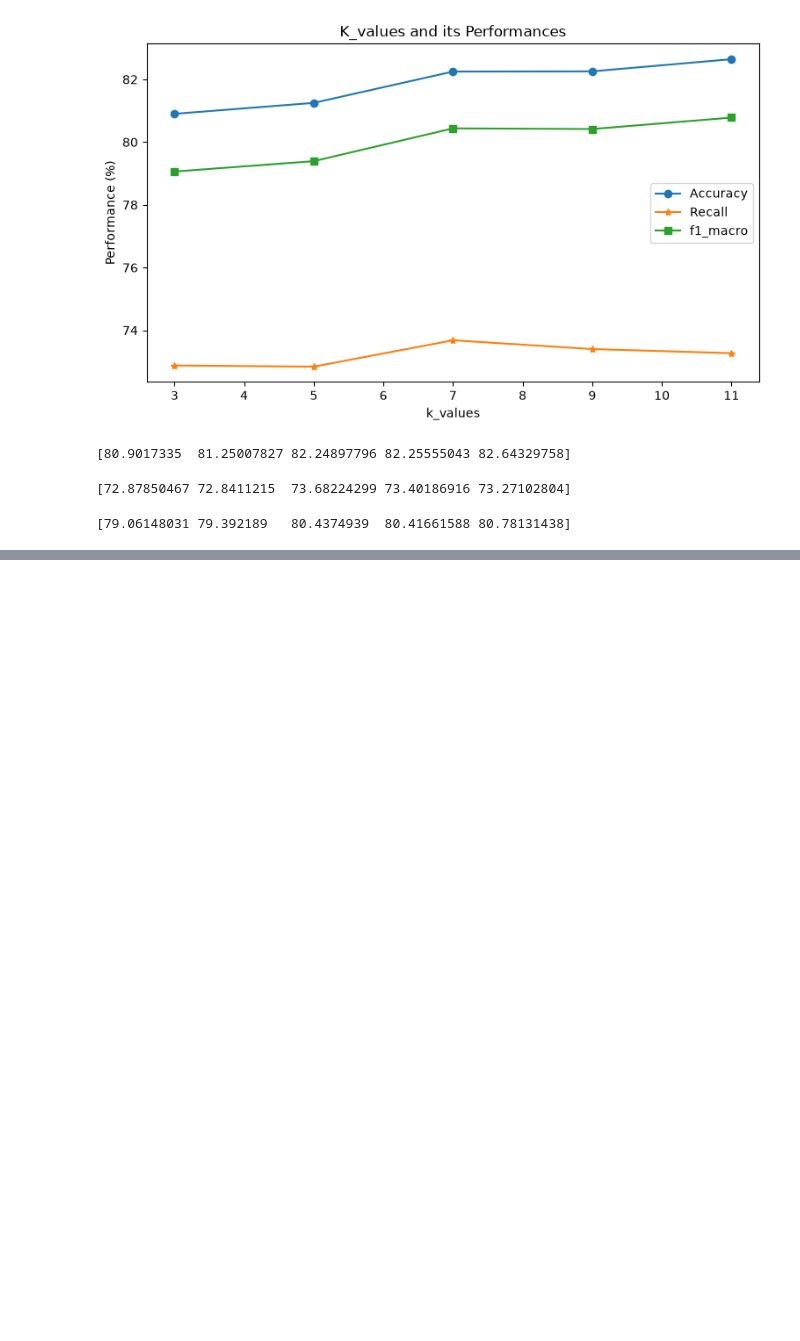
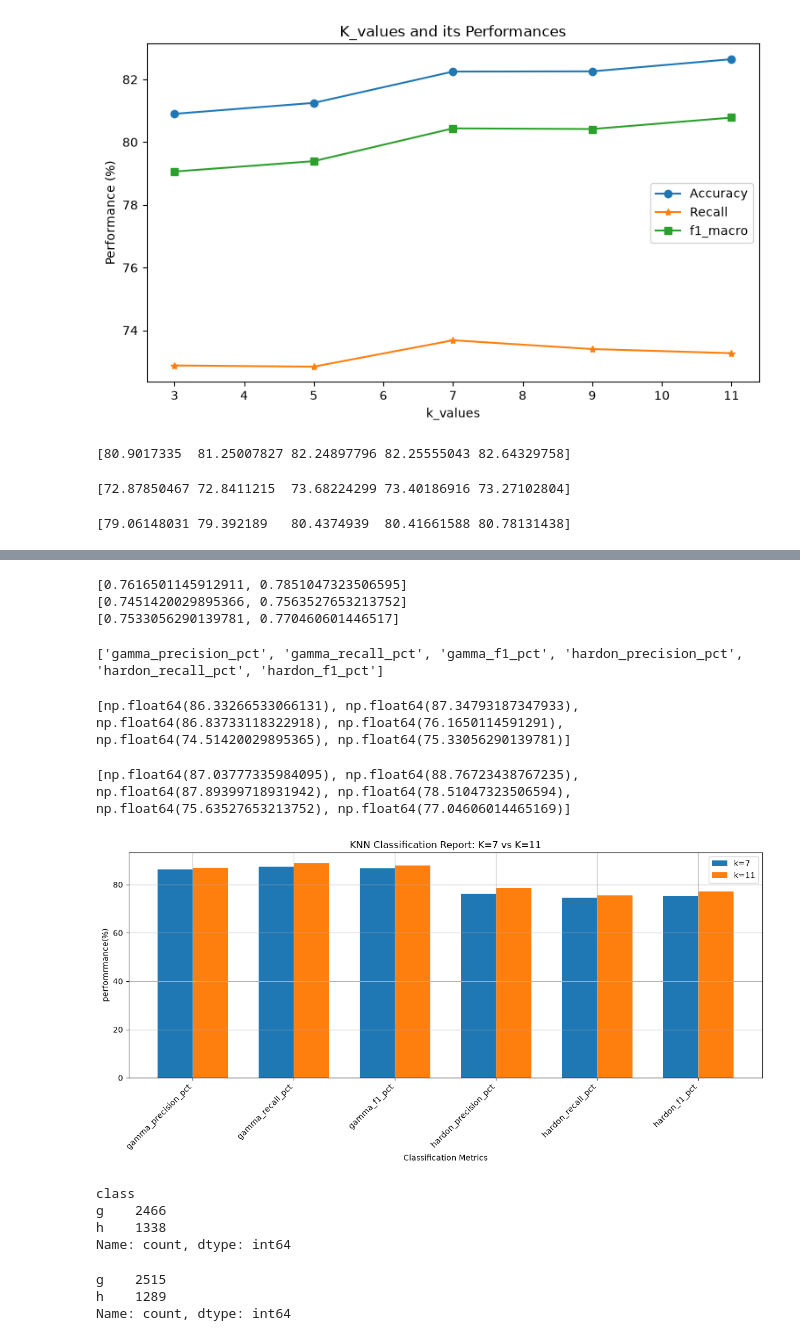
Before and after one commit to saravanakumar76285-crypto/KNN_practice, a Jupyter notebook: knn_project.ipynb, the cells around one changed output, grey strips where cells are left out. Saved outputs shown, nothing was run; the diff lists cells and outputs as text; code cells hidden in the pictures; blank space fills up the shorter version.

```diff
--- a/knn_project.ipynb
+++ b/knn_project.ipynb
@@ -486,0 +528,14 @@ print(np.array(f1_macro_values)*100)
+# %%
+hardon_precision=[reports[7]["h"]["precision"],
+                 reports[11]["h"]["precision"]]
+hardon_recall=[reports[7]["h"]["recall"],
+              reports[11]["h"]["recall"]]
+hardon_f1=[reports[7]["h"]["f1-score"],
+          reports[11]["h"]["f1-score"]]
+print(hardon_precision)
+print(hardon_recall)
+print(hardon_f1)
+# %% [output]
+[0.7616501145912911, 0.7851047323506595]
+[0.7451420029895366, 0.7563527653213752]
+[0.7533056290139781, 0.770460601446517]
@@ -486,0 +549,65 @@ print(np.array(f1_macro_values)*100)
+# %%
+metrics=["gamma_precision_pct",
+         "gamma_recall_pct",
+         "gamma_f1_pct",
+         "hardon_precision_pct",
+         "hardon_recall_pct",
+         "hardon_f1_pct"]
+print(metrics)
+# %% [output]
+['gamma_precision_pct', 'gamma_recall_pct', 'gamma_f1_pct', 'hardon_precision_pct', 'hardon_recall_pct', 'hardon_f1_pct']
+# %%
+k7_values = [
+    gamma_precision_pct[0],
+    gamma_recall_pct[0],
+    gamma_f1_pct[0],
+    hardon_precision_pct[0],
+    hardon_recall_pct[0],
+    hardon_f1_pct[0]
+
+]
+print(k7_values)
+# %% [output]
+[np.float64(86.33266533066131), np.float64(87.34793187347933), np.float64(86.83733118322918), np.float64(76.1650114591291), np.float64(74.51420029895365), np.float64(75.33056290139781)]
+# %%
+k11_values = [
+    gamma_precision_pct[1],
+    gamma_recall_pct[1],
+    gamma_f1_pct[1],
+    hardon_precision_pct[1],
+    hardon_recall_pct[1],
+    hardon_f1_pct[1]
+
+]
+print(k11_values)
+# %% [output]
+[np.float64(87.03777335984095), np.float64(88.76723438767235), np.float64(87.89399718931942), np.float64(78.51047323506594), np.float64(75.63527653213752), np.float64(77.04606014465169)]
+# %%
+x=np.arange(len(metrics))
+width=0.35
+plt.figure(figsize=(12,6))
+plt.bar(x-width/2,k7_values,width,label="k=7")
+plt.bar(x+width/2,k11_values,width,label="k=11")
+plt.xlabel("Classification Metrics")
+plt.ylabel("perfomrmance(%)")
+plt.title("KNN Classification Report: K=7 vs K=11")
+plt.xticks(x,metrics,rotation=45,ha="right")
+plt.grid(True)
+plt.legend()
+plt.tight_layout()
+plt.show();
+# %% [output]
+[figure, added]
+# %%
+print(y_test.value_counts())
+# %% [output]
+class
+g    2466
+h    1338
+Name: count, dtype: int64
+# %%
+print(pd.Series(y_pred).value_counts())
+# %% [output]
+g    2515
+h    1289
+Name: count, dtype: int64
```
Also changed, not shown: parts of 19 cells of this notebook.
